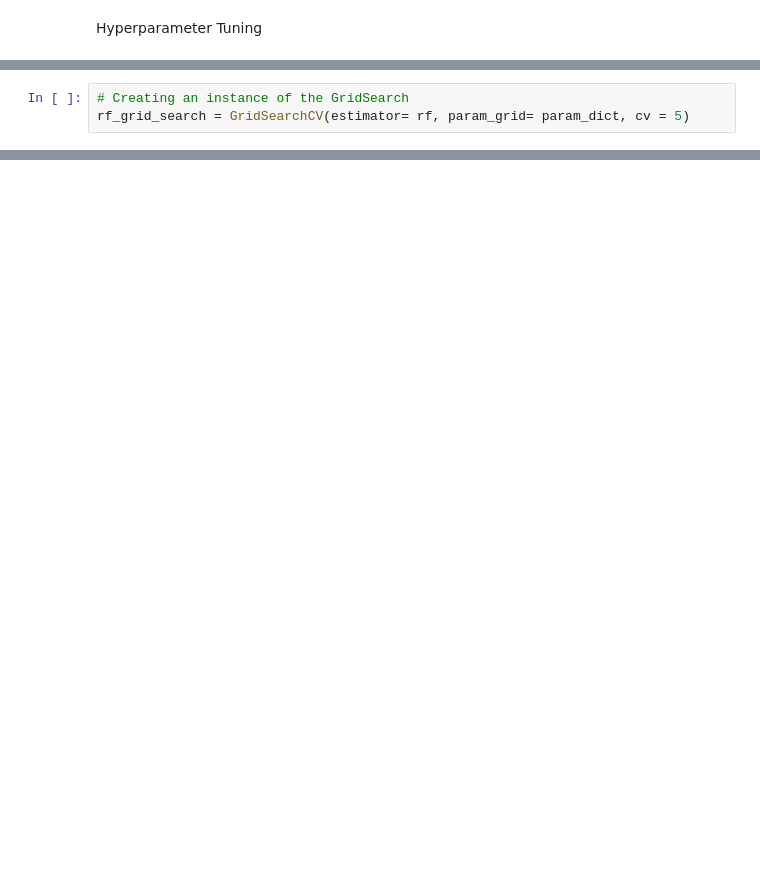
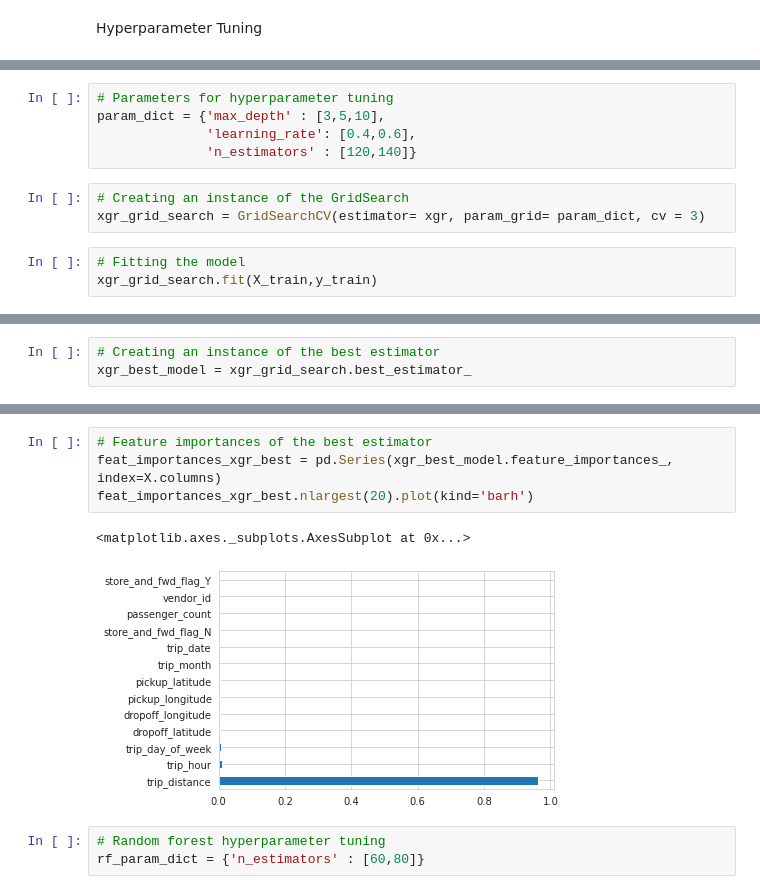
Before and after one commit to amolprabhu/NYC-Taxi-Duration-Prediction, a Jupyter notebook: NYC_Taxi_Capstone_Project.ipynb, the cells around one changed output, grey strips where cells are left out. Cells and saved outputs as stored; diff of their text form; blank space fills up the shorter version.

```diff
--- a/NYC_Taxi_Capstone_Project.ipynb
+++ b/NYC_Taxi_Capstone_Project.ipynb
@@ -654,3 +638,11 @@ param_dict = {'max_depth' : [15,20,25],
+# %%
+# Parameters for hyperparameter tuning
+param_dict = {'max_depth' : [3,5,10],
+              'learning_rate': [0.4,0.6],
+              'n_estimators' : [120,140]}
 # %%
 # Creating an instance of the GridSearch
-rf_grid_search = GridSearchCV(estimator= rf, param_grid= param_dict, cv = 5)
+xgr_grid_search = GridSearchCV(estimator= xgr, param_grid= param_dict, cv = 3)
+# %%
+# Fitting the model
+xgr_grid_search.fit(X_train,y_train)
@@ -656,0 +695,3 @@ rf_grid_search = GridSearchCV(estimator= rf, param_grid= param_dict, cv = 5)
+# %%
+# Creating an instance of the best estimator
+xgr_best_model = xgr_grid_search.best_estimator_
@@ -656,0 +715,10 @@ rf_grid_search = GridSearchCV(estimator= rf, param_grid= param_dict, cv = 5)
+# %%
+# Feature importances of the best estimator
+feat_importances_xgr_best = pd.Series(xgr_best_model.feature_importances_, index=X.columns)
+feat_importances_xgr_best.nlargest(20).plot(kind='barh')
+# %% [output]
+<matplotlib.axes._subplots.AxesSubplot at 0x...>
+[figure, added]
+# %%
+# Random forest hyperparameter tuning
+rf_param_dict = {'n_estimators' : [60,80]}
```
Also changed, not shown: parts of 22 cells of this notebook.
